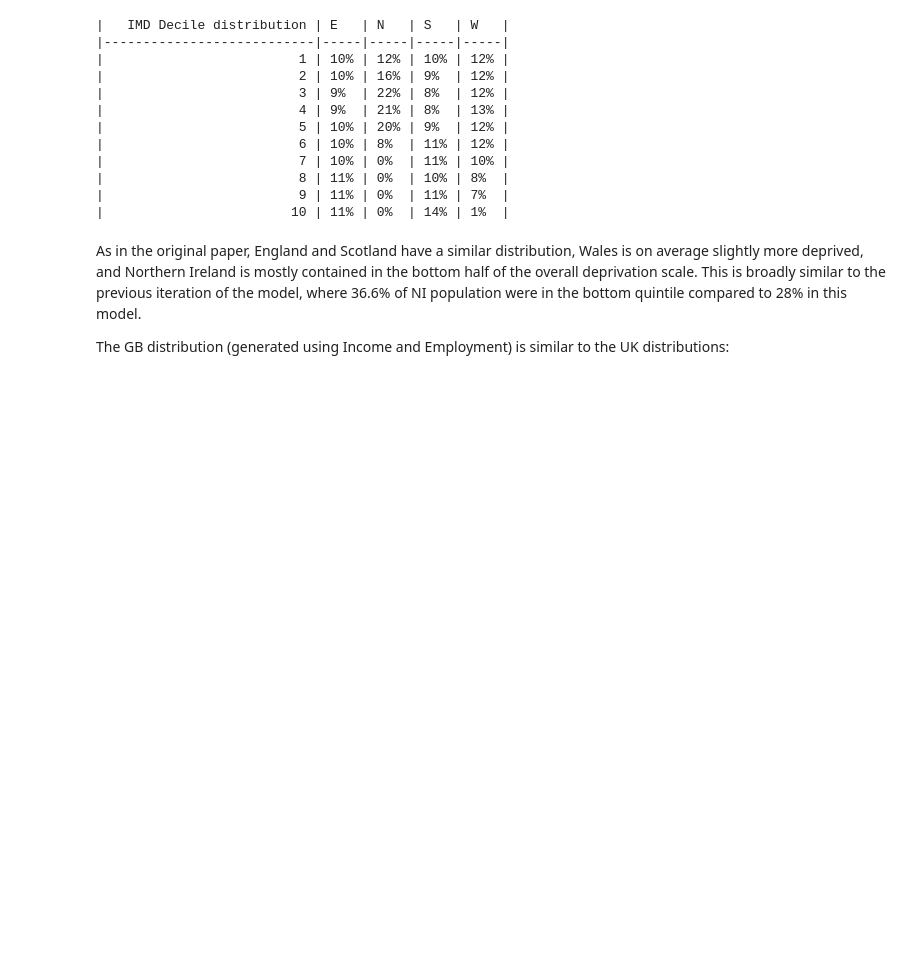
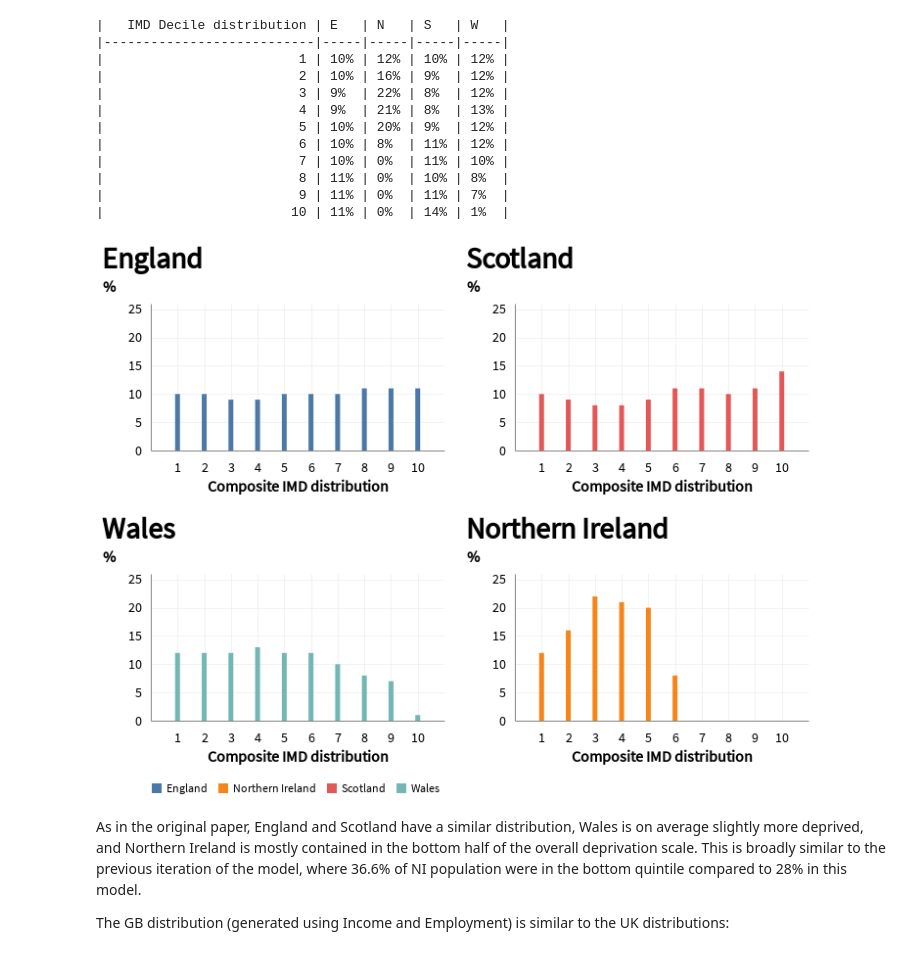
Before and after one commit to mysociety/composite_uk_imd, a Jupyter notebook: readme.ipynb, the cells around one changed output. Cells and saved outputs as stored; diff of their text form; code cells hidden in the pictures; blank space fills up the shorter version.

Commit message:
updated to new framework, added chart

```diff
--- a/readme.ipynb
+++ b/readme.ipynb
@@ -162,6 +162,34 @@ markdown_table(df, format = "{:,.0%}")
 |                         8 | 11% | 0%  | 10% | 8%  |
 |                         9 | 11% | 0%  | 11% | 7%  |
 |                        10 | 11% | 0%  | 14% | 1%  |
+# %%
+from altair.expr import datum
+
+df = pd.read_csv(Path("analysis") / "UK_imd_E_breakdown.csv")
+melt = df.melt("IMD Decile distribution", var_name="distribution")
+
+melt["distribution"] = melt.distribution.map({"E":"England", "S":"Scotland","W":"Wales","N":"Northern Ireland"})
+
+melt["value"] *= 100
+
+base = alt.Chart(melt).mark_bar().encode(
+    x=alt.X("IMD Decile distribution",title="Composite IMD distribution", scale=alt.Scale(bins=list(range(1,11)))),
+    y=alt.Y('value', title="%", scale=alt.Scale(domain=(0,25))),
+    color="distribution").properties(width=300, height=150)
+
+chart = alt.vconcat()
+row = alt.hconcat()
+for n in ["England", "Scotland"]:
+    row |= base.transform_filter(datum.distribution == n).properties(title=n)
+chart &= row
+row = alt.hconcat()
+for n in ["Wales", "Northern Ireland"]:
+    row |= base.transform_filter(datum.distribution == n).properties(title=n)
+chart &= row
+
+chart
+# %% [output]
+[figure, added]
 # %% [markdown]
 As in the original paper, England and Scotland have a similar distribution, Wales is on average slightly more deprived, and Northern Ireland is mostly contained in the bottom half of the overall deprivation scale. This is broadly similar to the previous iteration of the model, where 36.6% of NI population were in the bottom quintile compared to 28% in this model.
 
```
Also changed, not shown: parts of 1 cell of this notebook, 7 other files.
